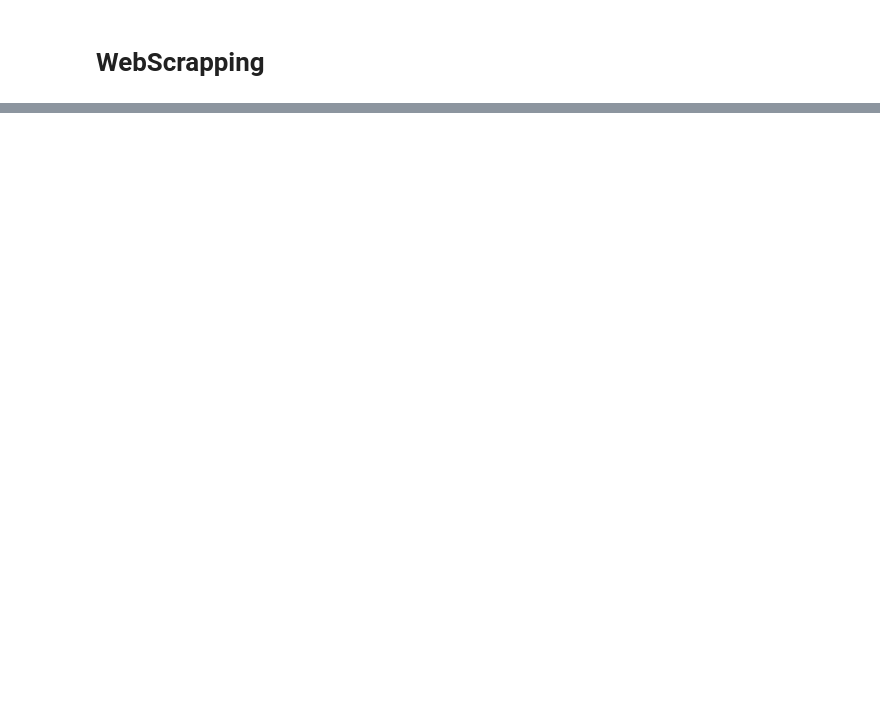
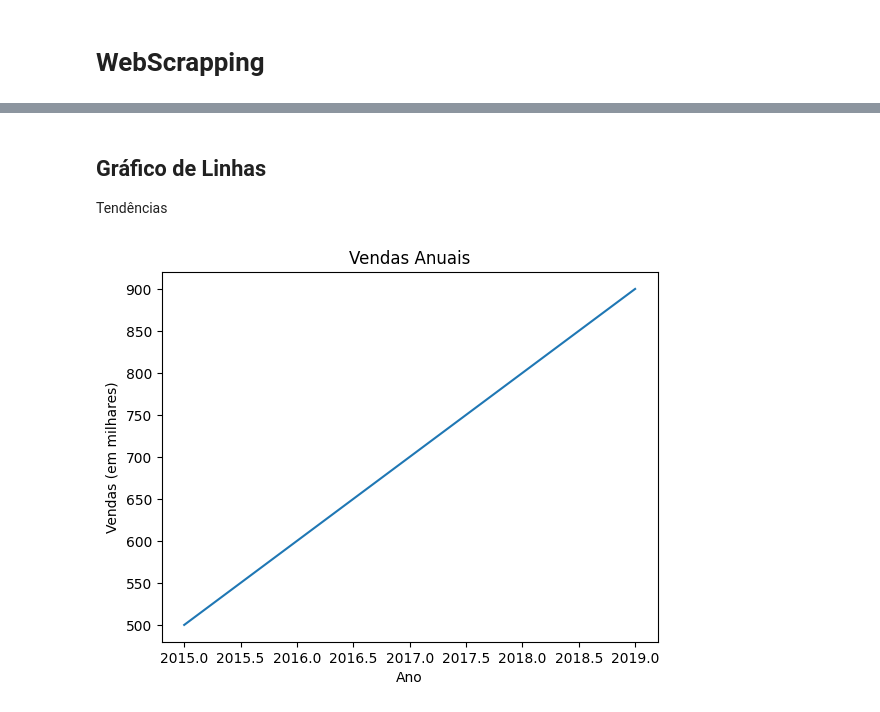
Before and after one commit to gabrielesperanca2002/Projetos_variados, a Jupyter notebook: Aula_Python.ipynb, the cells around one changed output, grey strips where cells are left out. Drawn from its saved outputs; the diff is of its cells as text; code cells hidden in the pictures; blank space fills up the shorter version.

```diff
--- a/Aula_Python.ipynb
+++ b/Aula_Python.ipynb
@@ -1756,0 +2254,29 @@ Bidu Está sentado.
+# %% [markdown]
+## Gráfico de Linhas
+
+Tendências
+# %%
+# Importar o MatPlotLib
+
+import matplotlib.pyplot as plt
+
+# Dados para o gráfico
+
+anos = [2015, 2016, 2017, 2018, 2019]
+vendas = [500, 600, 700, 800, 900]
+
+# Criando o Gráfico de Linha
+# Dados Contínuos
+
+plt.plot(anos, vendas)
+
+
+# Adicionando Elementos ao Gráfico, Título e Rótulos (Eixo X e Y)
+plt.title("Vendas Anuais")
+plt.xlabel("Ano")
+plt.ylabel("Vendas (em milhares)")
+
+# Exibindo o Gráfico
+plt.show()
+# %% [output]
+[figure, added]
```
Also changed, not shown: parts of 51 cells of this notebook.
